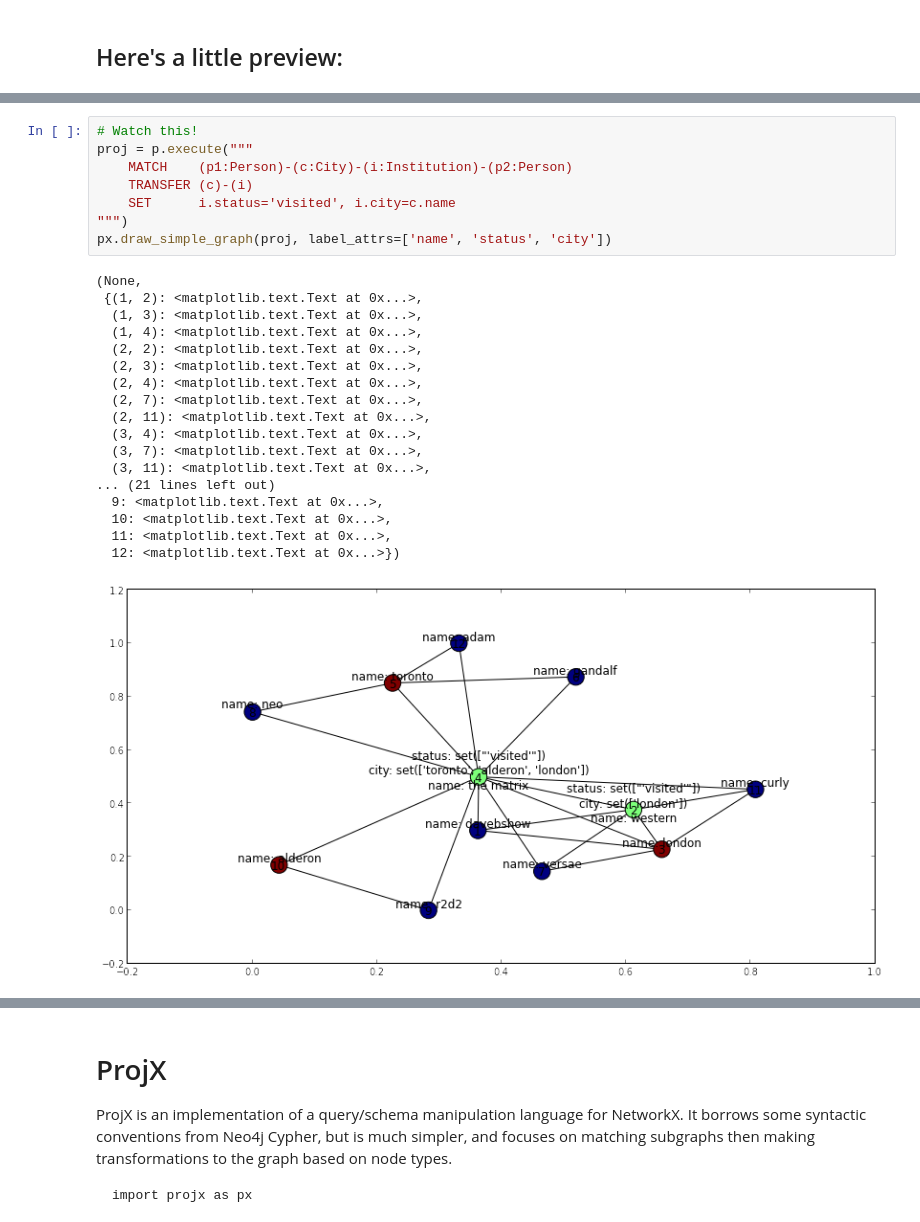
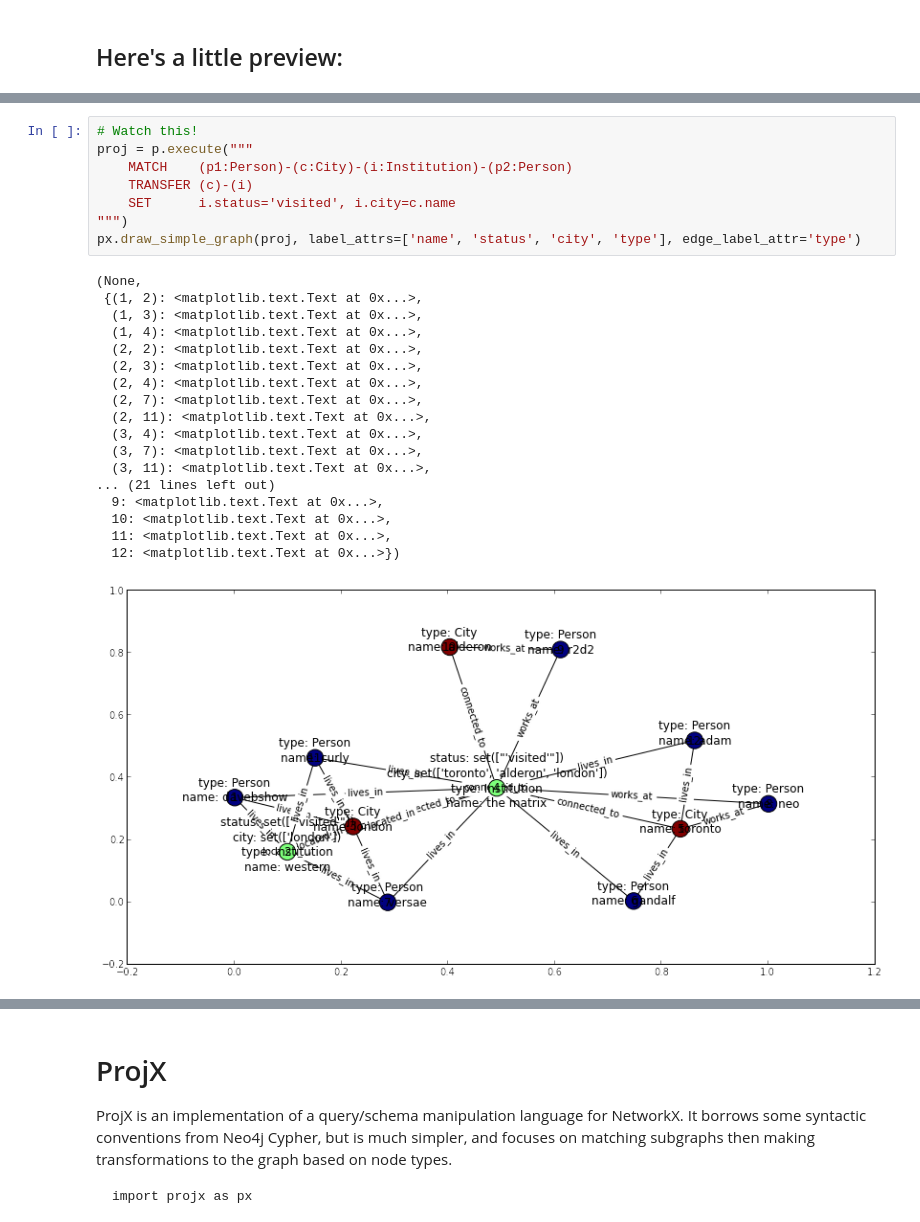
Before and after one commit to davebshow/projx, a Jupyter notebook: projx_demo.ipynb, the cells around one changed output, grey strips where cells are left out. Cells and saved outputs as stored; diff of their text form.

```diff
--- a/projx_demo.ipynb
+++ b/projx_demo.ipynb
@@ -137,30 +137,30 @@ px.draw_simple_graph(proj)
 # %%
 # Watch this!
 proj = p.execute("""
     MATCH    (p1:Person)-(c:City)-(i:Institution)-(p2:Person)
     TRANSFER (c)-(i)
     SET      i.status='visited', i.city=c.name
 """)
-px.draw_simple_graph(proj, label_attrs=['name', 'status', 'city'])
+px.draw_simple_graph(proj, label_attrs=['name', 'status', 'city', 'type'], edge_label_attr='type')
 # %% [output]
 (None,
  {(1, 2): <matplotlib.text.Text at 0x...>,
   (1, 3): <matplotlib.text.Text at 0x...>,
   (1, 4): <matplotlib.text.Text at 0x...>,
   (2, 2): <matplotlib.text.Text at 0x...>,
   (2, 3): <matplotlib.text.Text at 0x...>,
   (2, 4): <matplotlib.text.Text at 0x...>,
   (2, 7): <matplotlib.text.Text at 0x...>,
   (2, 11): <matplotlib.text.Text at 0x...>,
   (3, 4): <matplotlib.text.Text at 0x...>,
   (3, 7): <matplotlib.text.Text at 0x...>,
   (3, 11): <matplotlib.text.Text at 0x...>,
 ... (21 lines left out)
   9: <matplotlib.text.Text at 0x...>,
   10: <matplotlib.text.Text at 0x...>,
   11: <matplotlib.text.Text at 0x...>,
   12: <matplotlib.text.Text at 0x...>})
-[figure, old version]
+[figure, new version]
 # %%
 # Watch this!
 proj = p.execute("""
```
Also changed, not shown: parts of 6 cells of this notebook, 2 other files.
